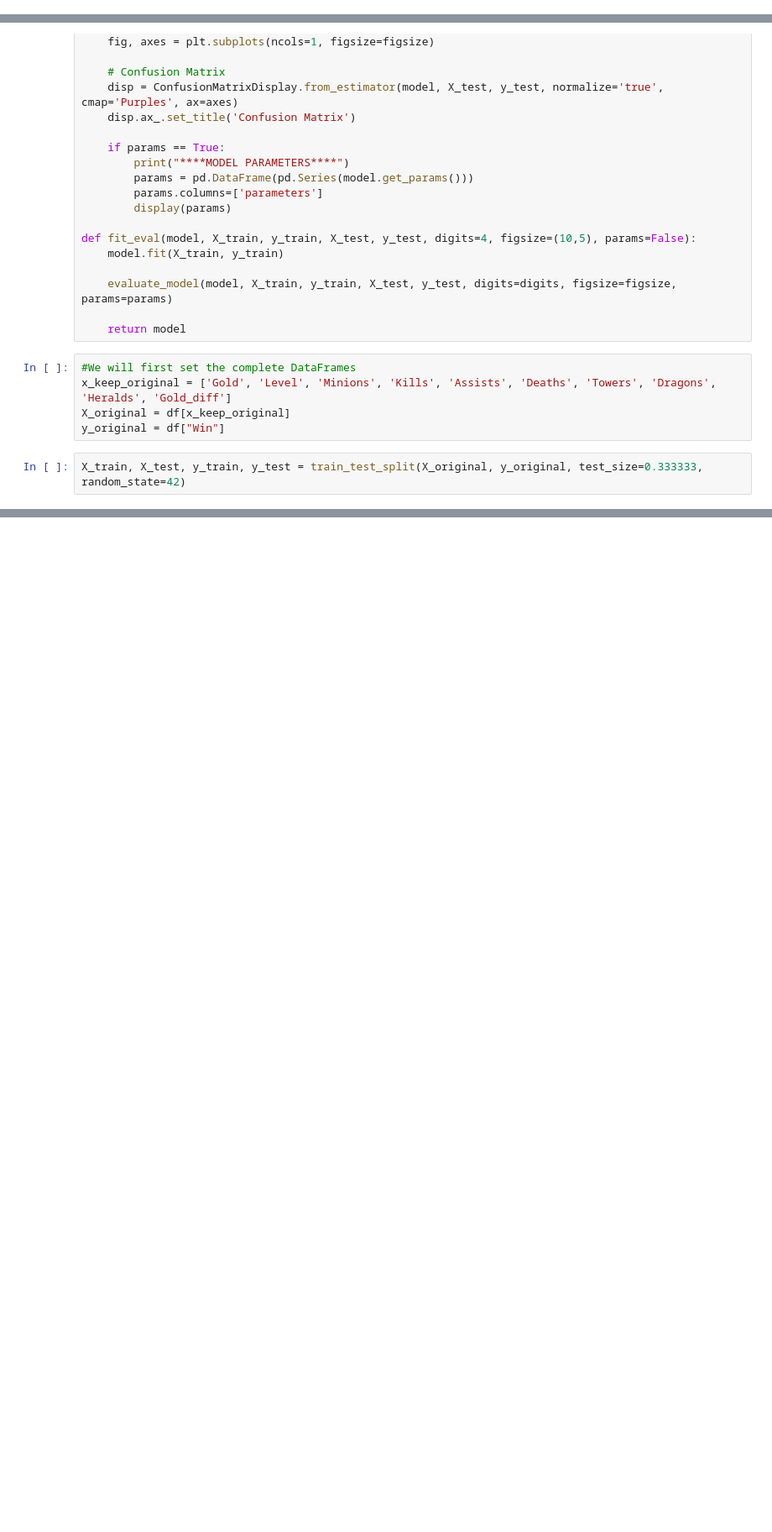
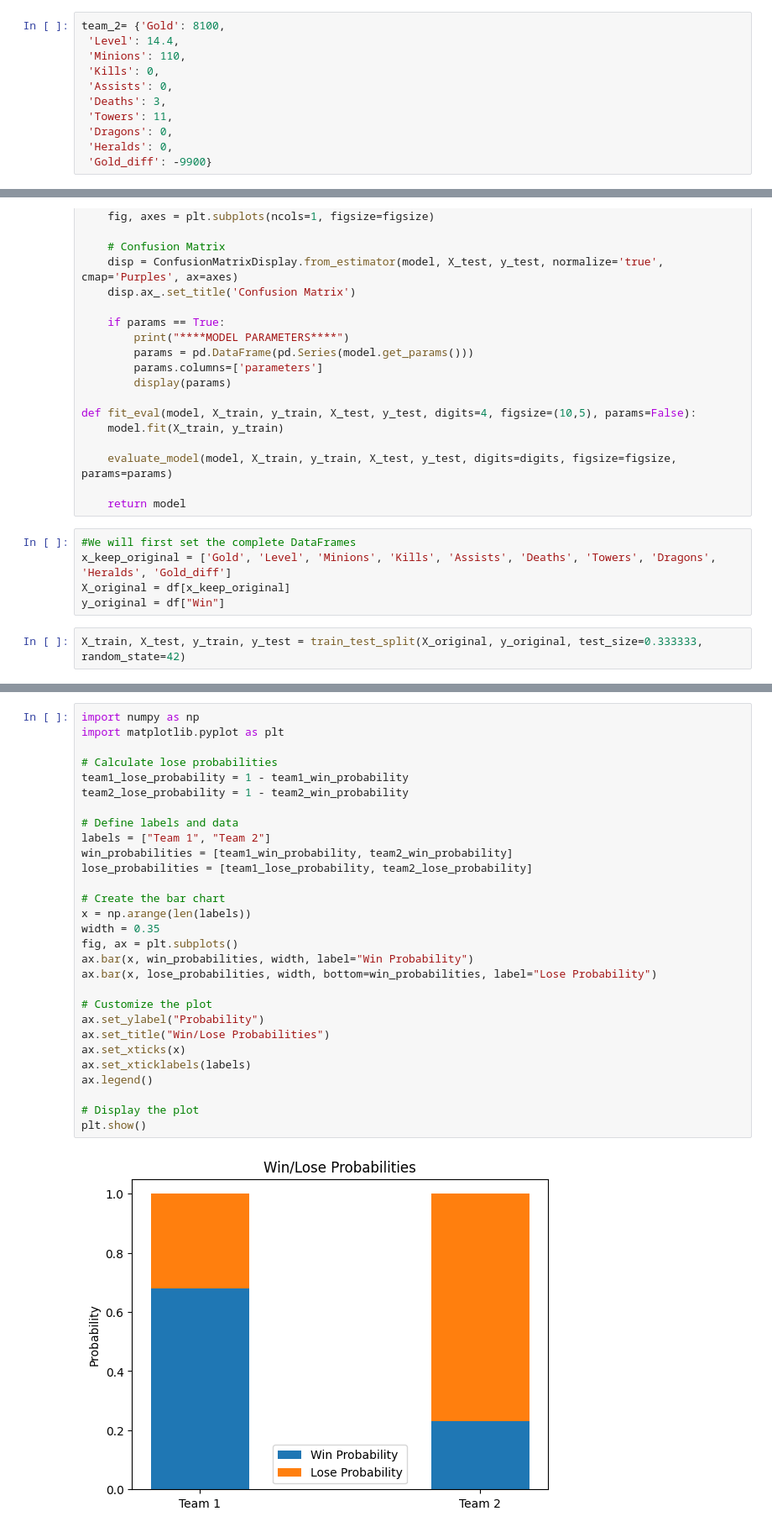
Before and after one commit to Friebay/LeagueOfLegendsPredictions, a Jupyter notebook: Predictor_jupyter.ipynb, the cells around one changed output, grey strips where cells are left out. Shown at 84% size. Saved outputs shown, nothing was run; the diff lists cells and outputs as text; blank space fills up the shorter version.

Commit message:
Almost done, but now you can see the probability of match data if you have that

```diff
--- a/Predictor_jupyter.ipynb
+++ b/Predictor_jupyter.ipynb
@@ -56,0 +68,11 @@ plt.show()
+# %%
+team_2= {'Gold': 8100,
+ 'Level': 14.4,
+ 'Minions': 110,
+ 'Kills': 0,
+ 'Assists': 0,
+ 'Deaths': 3,
+ 'Towers': 11,
+ 'Dragons': 0,
+ 'Heralds': 0,
+ 'Gold_diff': -9900}
@@ -117,0 +192,31 @@ weighted avg     0.7625    0.7627    0.7624       118
+# %%
+import numpy as np
+import matplotlib.pyplot as plt
+
+# Calculate lose probabilities
+team1_lose_probability = 1 - team1_win_probability
+team2_lose_probability = 1 - team2_win_probability
+
+# Define labels and data
+labels = ["Team 1", "Team 2"]
+win_probabilities = [team1_win_probability, team2_win_probability]
+lose_probabilities = [team1_lose_probability, team2_lose_probability]
+
+# Create the bar chart
+x = np.arange(len(labels))
+width = 0.35
+fig, ax = plt.subplots()
+ax.bar(x, win_probabilities, width, label="Win Probability")
+ax.bar(x, lose_probabilities, width, bottom=win_probabilities, label="Lose Probability")
+
+# Customize the plot
+ax.set_ylabel("Probability")
+ax.set_title("Win/Lose Probabilities")
+ax.set_xticks(x)
+ax.set_xticklabels(labels)
+ax.legend()
+
+# Display the plot
+plt.show()
+# %% [output]
+[figure, added]
```
Also changed, not shown: parts of 11 cells of this notebook.
